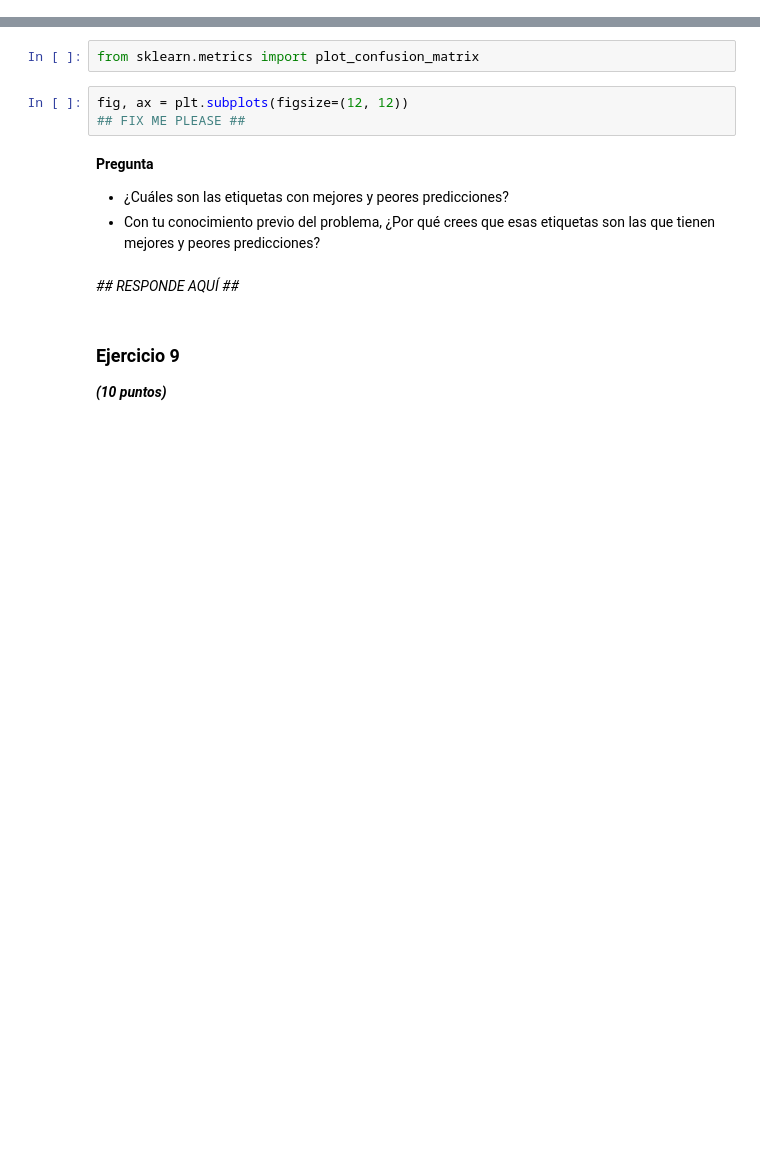
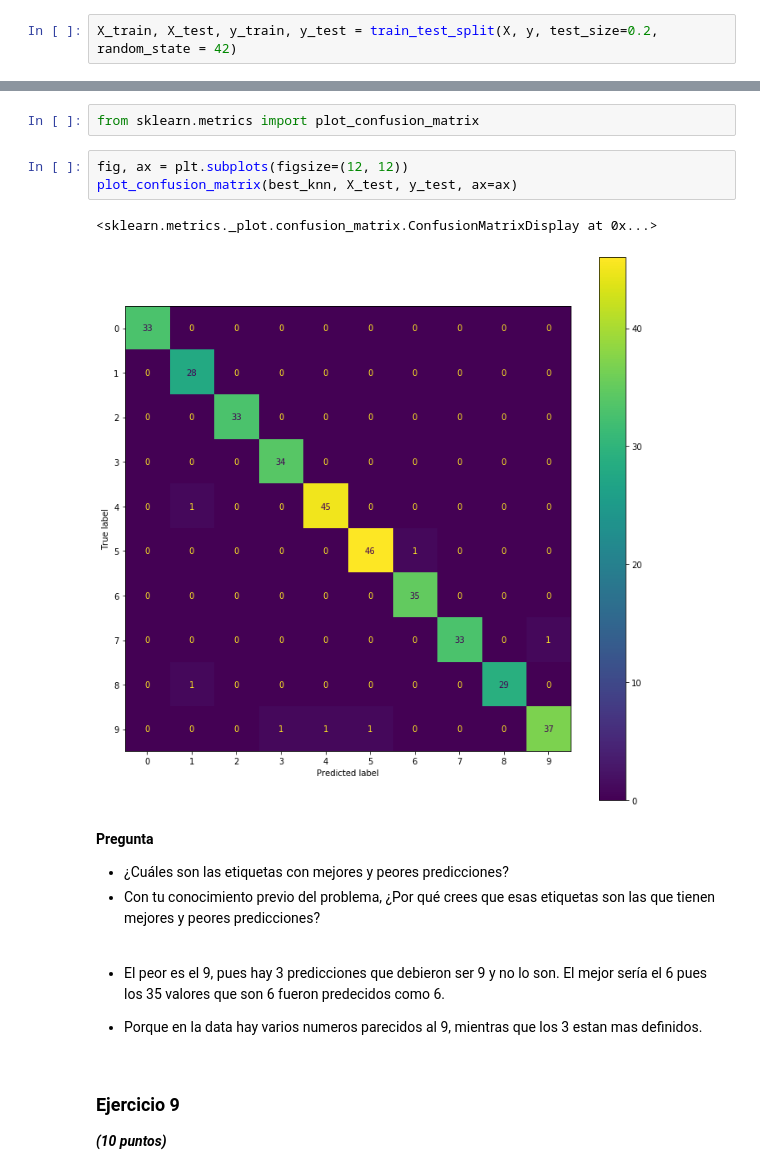
Before and after one commit to EduardoRubioM/mat281_portfolio, a Jupyter notebook: m05_data_science/m05_project01/m05_project01.ipynb, the cells around one changed output, grey strips where cells are left out. Saved outputs shown, nothing was run; the diff lists cells and outputs as text; blank space fills up the shorter version.

```diff
--- a/m05_data_science/m05_project01/m05_project01.ipynb
+++ b/m05_data_science/m05_project01/m05_project01.ipynb
@@ -228,0 +337,2 @@ X_train, X_test, y_train, y_test = ## FIX ME PLEASE ##
+# %%
+X_train, X_test, y_train, y_test = train_test_split(X, y, test_size=0.2, random_state = 42)
@@ -340,14 +553,19 @@ _## RESPONDE AQUÍ ##_
 from sklearn.metrics import plot_confusion_matrix
 # %%
 fig, ax = plt.subplots(figsize=(12, 12))
-## FIX ME PLEASE ##
+plot_confusion_matrix(best_knn, X_test, y_test, ax=ax)
+# %% [output]
+<sklearn.metrics._plot.confusion_matrix.ConfusionMatrixDisplay at 0x...>
+[figure, added]
 # %% [markdown]
 **Pregunta**
 
 * ¿Cuáles son las etiquetas con mejores y peores predicciones?
 * Con tu conocimiento previo del problema, ¿Por qué crees que esas etiquetas son las que tienen mejores y peores predicciones?
-# %% [markdown]
-_## RESPONDE AQUÍ ##_
+# %% [markdown]
+* El peor es el 9, pues hay 3 predicciones que debieron ser 9 y no lo son. El mejor sería el 6 pues los 35 valores que son 6 fueron predecidos como 6.
+
+* Porque en la data hay varios numeros parecidos al 9, mientras que los 3 estan mas definidos.
 # %% [markdown]
 ### Ejercicio 9
 
```
Also changed, not shown: parts of 44 cells of this notebook.
